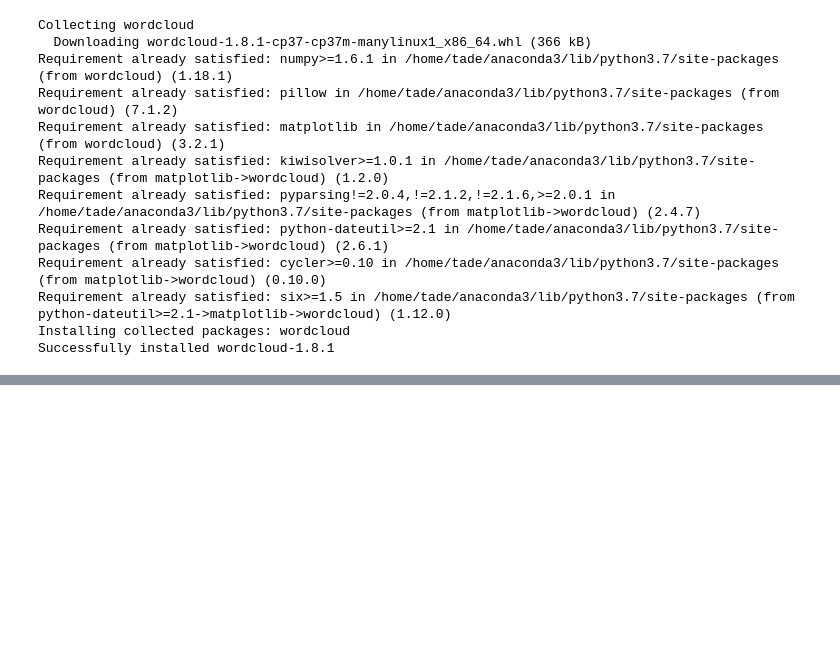
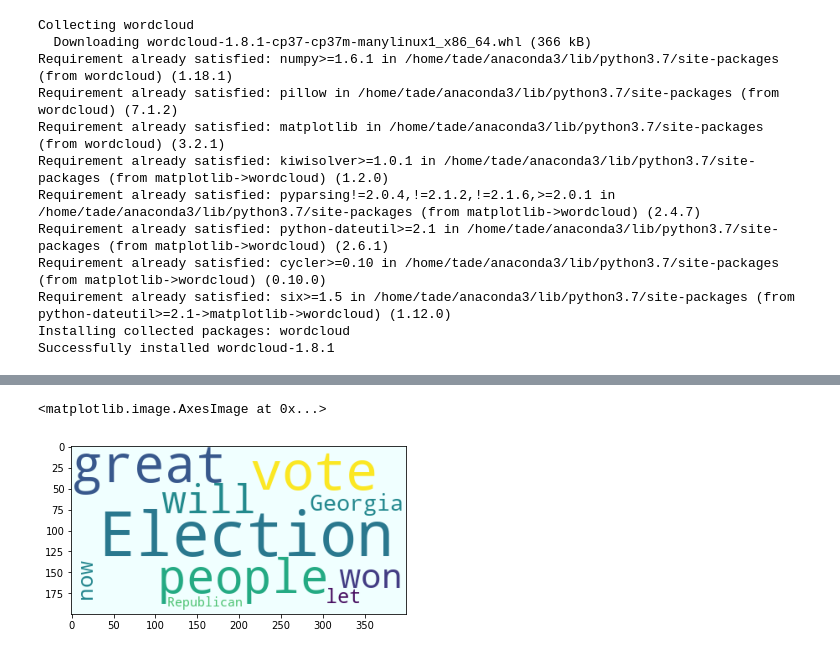
Before and after one commit to Tadele01/psychic-computing-machine, a Jupyter notebook: tweets_analysis.ipynb, the cells around one changed output, grey strips where cells are left out. Drawn from its saved outputs; the diff is of its cells as text; code cells hidden in the pictures; blank space fills up the shorter version.

Commit message:
enhanced word cloud

```diff
--- a/tweets_analysis.ipynb
+++ b/tweets_analysis.ipynb
@@ -413,0 +414,10 @@ plt.imshow(word_cloud)
+# %%
+# as we can see there are some words needs to be ignored lets do that
+stopwords.update(['https', 't', 'co', 'many'])
+word_cloud = WordCloud(stopwords=stopwords, max_words=10, \
+                      background_color="azure").generate(trump_tweets_text)
+# %%
+plt.imshow(word_cloud)
+# %% [output]
+<matplotlib.image.AxesImage at 0x...>
+[figure, added]
```
Also changed, not shown: parts of 2 cells of this notebook.
